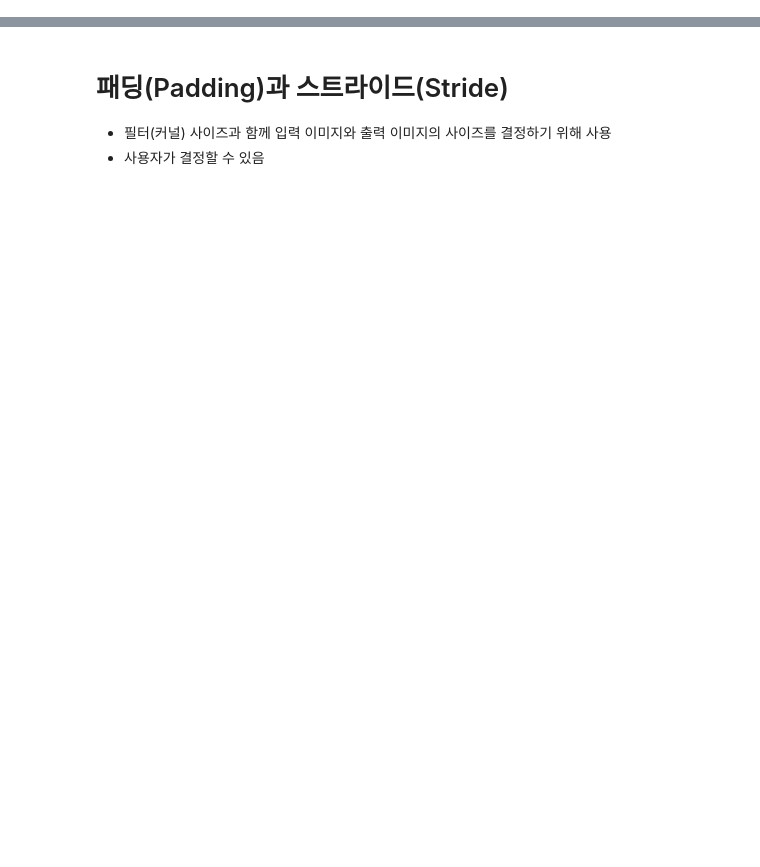
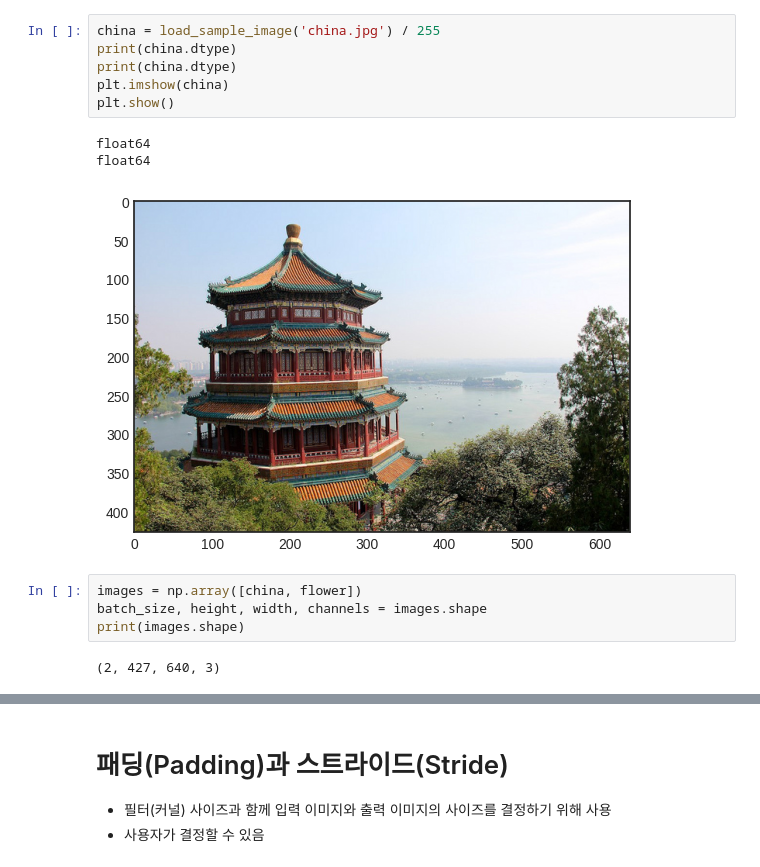
Before and after one commit to jx-dohwan/Computer_Vision_Study, a Jupyter notebook: 컨볼루션_신경망_한번에_끝내기.ipynb, the cells around one changed output, grey strips where cells are left out. Cells and saved outputs as stored; diff of their text form; blank space fills up the shorter version.

```diff
--- a/컨볼루션_신경망_한번에_끝내기.ipynb
+++ b/컨볼루션_신경망_한번에_끝내기.ipynb
@@ -52,0 +70,16 @@
+# %%
+china = load_sample_image('china.jpg') / 255
+print(china.dtype)
+print(china.dtype)
+plt.imshow(china)
+plt.show()
+# %% [output]
+float64
+float64
+[figure, added]
+# %%
+images = np.array([china, flower])
+batch_size, height, width, channels = images.shape
+print(images.shape)
+# %% [output]
+(2, 427, 640, 3)
```
Also changed, not shown: parts of 5 cells of this notebook.
